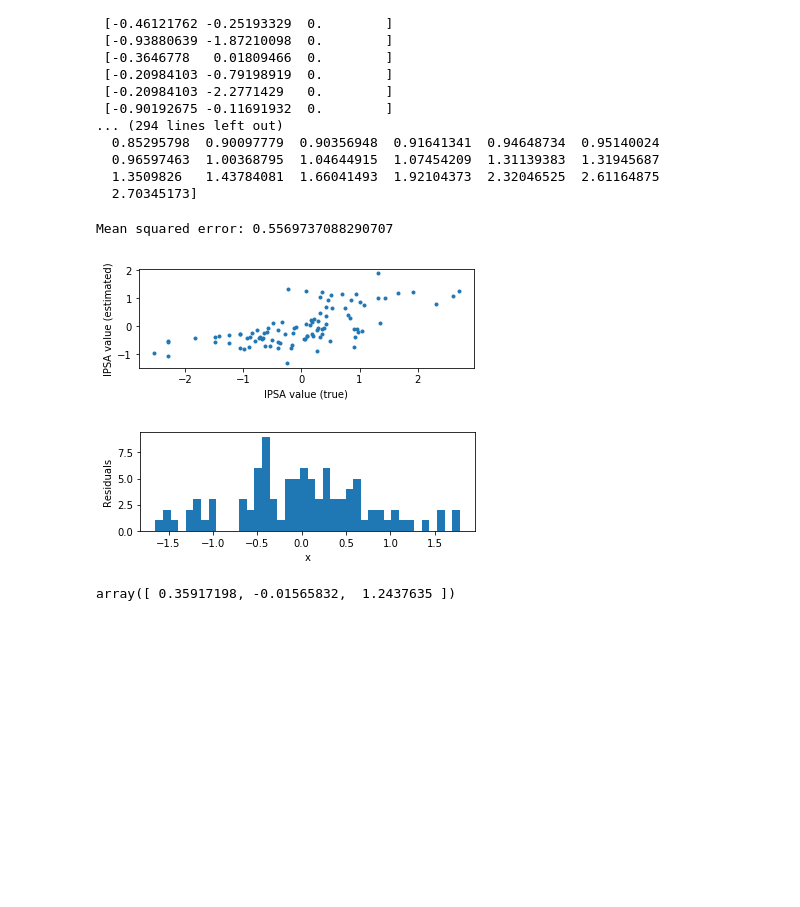
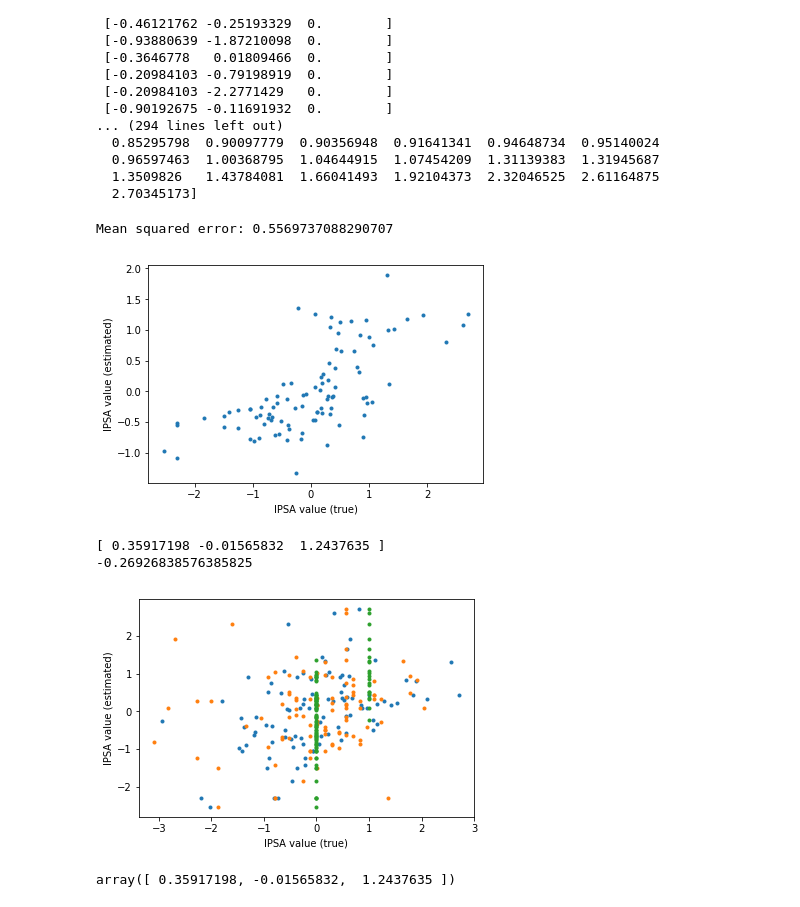
Before and after one commit to gretatuckute/ML_fall2018, a Jupyter notebook: ML_Report_2.ipynb, the cells around one changed output. Cells and saved outputs as stored; diff of their text form; code cells hidden in the pictures; blank space fills up the shorter version.

```diff
--- a/ML_Report_2.ipynb
+++ b/ML_Report_2.ipynb
@@ -433,33 +433,55 @@ print(y)
   1.3509826   1.43784081  1.66041493  1.92104373  2.32046525  2.61164875
   2.70345173]
 # %%
+from matplotlib.pyplot import figure, plot, xlabel, ylabel, legend, show
+
+
 model = lm.LinearRegression()
 model.fit(X_r,y)
 
 # Predict lPSA
 y_est = model.predict(X_r)
 residual = y_est-y
 
 # Mean squared error
 mse = (sum(residual**2))/len(residual)
 print('Mean squared error: ' + str(mse))
 
 # Display scatter plot
 figure(1)
-subplot(2,1,1)
+#subplot(2,1,1)
 plot(y, y_est, '.')
+#plot(X_r, model.predict(X_r),color='k')
+#plot(X_r, y_est, color='blue', linewidth=1)
 xlabel('lPSA value (true)'); ylabel('lPSA value (estimated)');
+show()
 
+# figure(2)
+# plot(X_r,y_est,'-')
+# subplot(2,1,2)
+# hist(residual,40)
+# xlabel('x'); ylabel('Residuals');
+
+# show()
+
+print(model.coef_)
+print(model.intercept_)
+
+
+# Display scatter plot
 figure(2)
-subplot(2,1,2)
-hist(residual,40)
-xlabel('x'); ylabel('Residuals');
-
+#subplot(2,1,1)
+plot(X_r, y, '.')
+#plot(X_r, model.predict(X_r),color='k')
+#plot(X_r, y_est, color='blue', linewidth=1)
+xlabel('lPSA value (true)'); ylabel('lPSA value (estimated)');
 show()
 # %% [output]
 Mean squared error: 0.5569737088290707
-[figure, old version]
+[figure, new version]
+[ 0.35917198 -0.01565832  1.2437635 ]
+-0.26926838576385825
-[figure, old version]
+[figure, new version]
 # %%
 model.coef_
 # %% [output]
```
Also changed, not shown: parts of 1 cell of this notebook.
